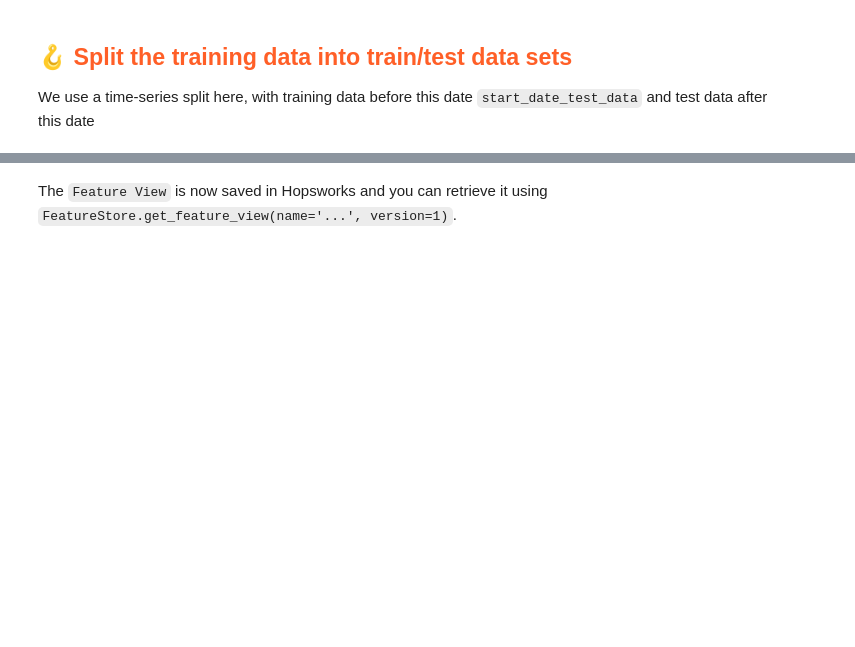
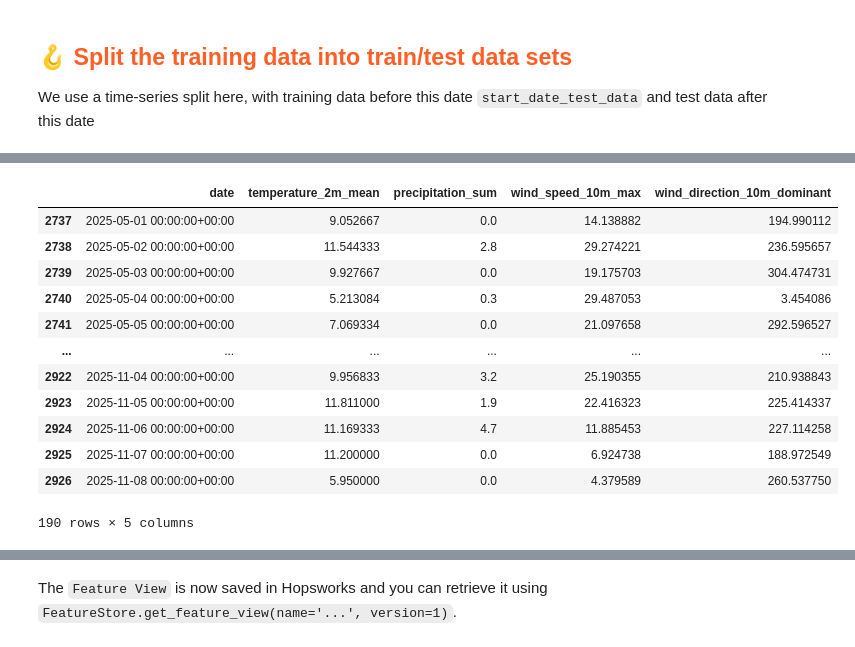
Before and after one commit to jacobb260/mlfs-book, a Jupyter notebook: notebooks/airquality/3_air_quality_training_pipeline.ipynb, the cells around one changed output, grey strips where cells are left out. Cells and saved outputs as stored; diff of their text form; code cells hidden in the pictures; blank space fills up the shorter version.

```diff
--- a/notebooks/airquality/3_air_quality_training_pipeline.ipynb
+++ b/notebooks/airquality/3_air_quality_training_pipeline.ipynb
@@ -196,3 +176,19 @@ X_test_features = X_test.drop(columns=['date'])
+# %%
+X_test
+# %% [output]
+|  | date | temperature_2m_mean | precipitation_sum | wind_speed_10m_max | wind_direction_10m_dominant |
+| 2737 | 2025-05-01 00:00:00+00:00 | 9.052667 | 0.0 | 14.138882 | 194.990112 |
+| 2738 | 2025-05-02 00:00:00+00:00 | 11.544333 | 2.8 | 29.274221 | 236.595657 |
+| 2739 | 2025-05-03 00:00:00+00:00 | 9.927667 | 0.0 | 19.175703 | 304.474731 |
+| 2740 | 2025-05-04 00:00:00+00:00 | 5.213084 | 0.3 | 29.487053 | 3.454086 |
+| 2741 | 2025-05-05 00:00:00+00:00 | 7.069334 | 0.0 | 21.097658 | 292.596527 |
+| ... | ... | ... | ... | ... | ... |
+| 2922 | 2025-11-04 00:00:00+00:00 | 9.956833 | 3.2 | 25.190355 | 210.938843 |
+| 2923 | 2025-11-05 00:00:00+00:00 | 11.811000 | 1.9 | 22.416323 | 225.414337 |
+| 2924 | 2025-11-06 00:00:00+00:00 | 11.169333 | 4.7 | 11.885453 | 227.114258 |
+| 2925 | 2025-11-07 00:00:00+00:00 | 11.200000 | 0.0 | 6.924738 | 188.972549 |
+| 2926 | 2025-11-08 00:00:00+00:00 | 5.950000 | 0.0 | 4.379589 | 260.537750 |
+190 rows × 5 columns
 # %%
 y_train
 # %% [output]
```
Also changed, not shown: parts of 12 cells of this notebook, 9 other files.
